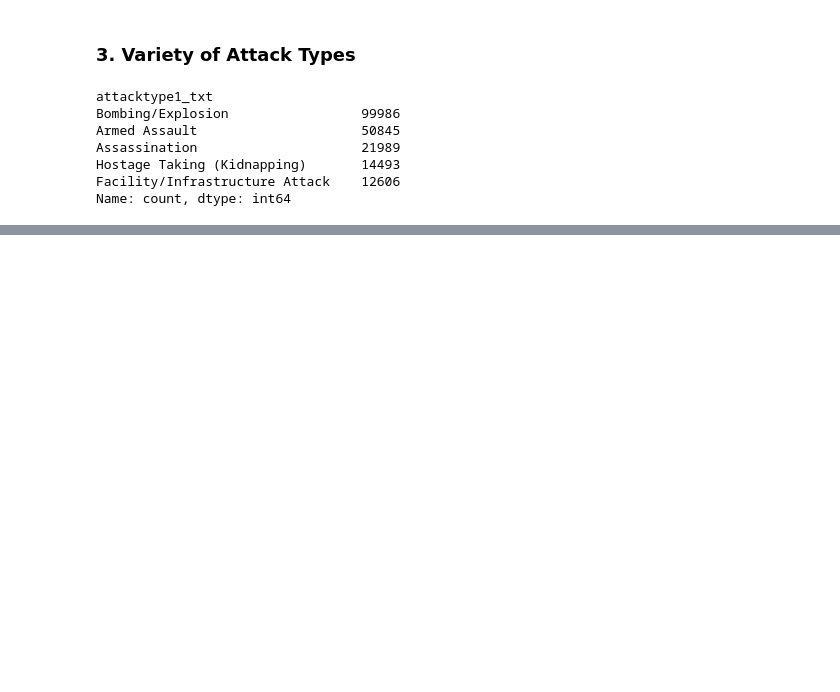
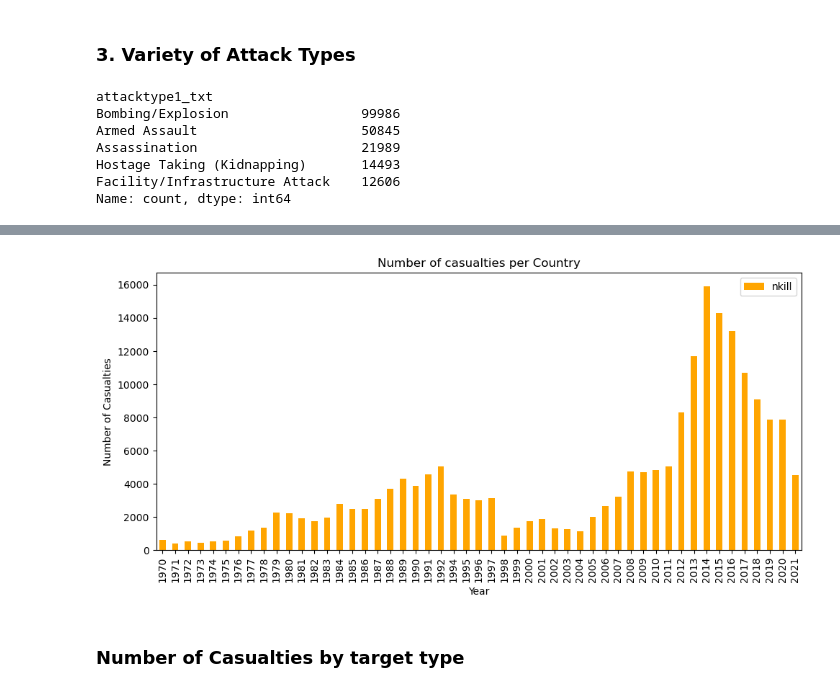
Before and after one commit to SunnyShehzad01/Global-Terrorism-Analytics, a Jupyter notebook: gtd-analysis.ipynb, the cells around one changed output, grey strips where cells are left out. Drawn from its saved outputs; the diff is of its cells as text; code cells hidden in the pictures; blank space fills up the shorter version.

```diff
--- a/gtd-analysis.ipynb
+++ b/gtd-analysis.ipynb
@@ -160,0 +209,15 @@ plt.show()
+# %%
+casualties_per_year = data.groupby('iyear')['nkill'].count().sort_index()
+# %%
+plt.figure(figsize=(10, 5))
+casualties_per_year.plot(kind='bar', color='orange')
+plt.title('Number of casualties per Country')
+plt.xlabel('Year')
+plt.ylabel('Number of Casualties')
+plt.tight_layout()
+plt.legend()
+plt.show()
+# %% [output]
+[figure, added]
+# %% [markdown]
+### Number of Casualties by target type
```
Also changed, not shown: parts of 31 cells of this notebook.
